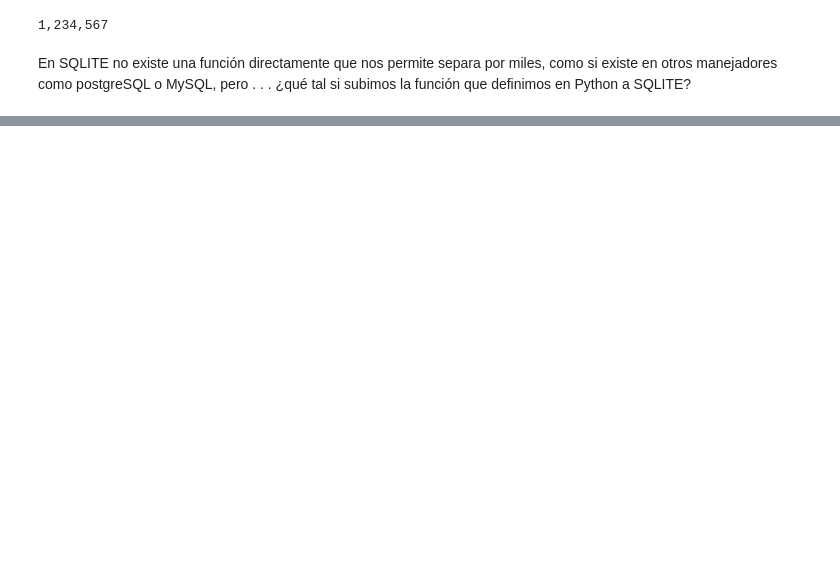
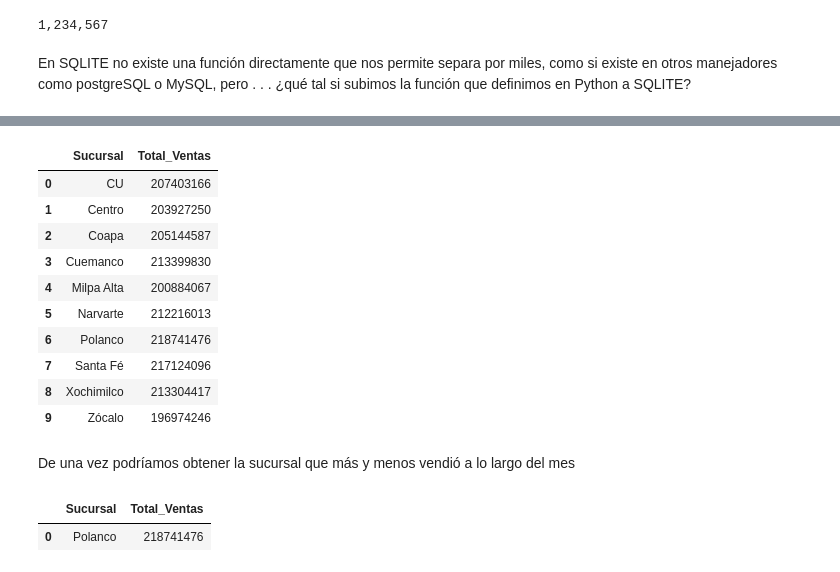
Before and after one commit to LuisApaez/ProgramacionNube, a Jupyter notebook: PyBiS_Basico_Notebooks/Clase_05.ipynb, the cells around one changed output, grey strips where cells are left out. Drawn from its saved outputs; the diff is of its cells as text; code cells hidden in the pictures; blank space fills up the shorter version.

```diff
--- a/PyBiS_Basico_Notebooks/Clase_05.ipynb
+++ b/PyBiS_Basico_Notebooks/Clase_05.ipynb
@@ -225,0 +282,47 @@ NameError: name 'sql' is not defined
+# %%
+# En español, la siguiente consulta se traduce como:
+# Selecciona la sucursal y la suma total de ventas, agrupando por sucursal
+
+query = """
+SELECT
+    Sucursal,
+    CAST(SUM(Total) AS INTEGER) AS Total_Ventas
+FROM
+    ventas
+GROUP BY
+    Sucursal
+"""
+
+consulta(query)
+# %% [output]
+|  | Sucursal | Total_Ventas |
+| 0 | CU | 207403166 |
+| 1 | Centro | 203927250 |
+| 2 | Coapa | 205144587 |
+| 3 | Cuemanco | 213399830 |
+| 4 | Milpa Alta | 200884067 |
+| 5 | Narvarte | 212216013 |
+| 6 | Polanco | 218741476 |
+| 7 | Santa Fé | 217124096 |
+| 8 | Xochimilco | 213304417 |
+| 9 | Zócalo | 196974246 |
+# %% [markdown]
+De una vez podríamos obtener la sucursal que más y menos vendió a lo largo del mes
+# %%
+query = """
+SELECT
+    Sucursal,
+    CAST(SUM(Total) AS INTEGER) AS Total_Ventas
+FROM
+    ventas
+GROUP BY
+    Sucursal
+ORDER BY
+    Total_Ventas DESC
+LIMIT 1
+"""
+
+consulta(query)
+# %% [output]
+|  | Sucursal | Total_Ventas |
+| 0 | Polanco | 218741476 |
```
Also changed, not shown: parts of 34 cells of this notebook.
